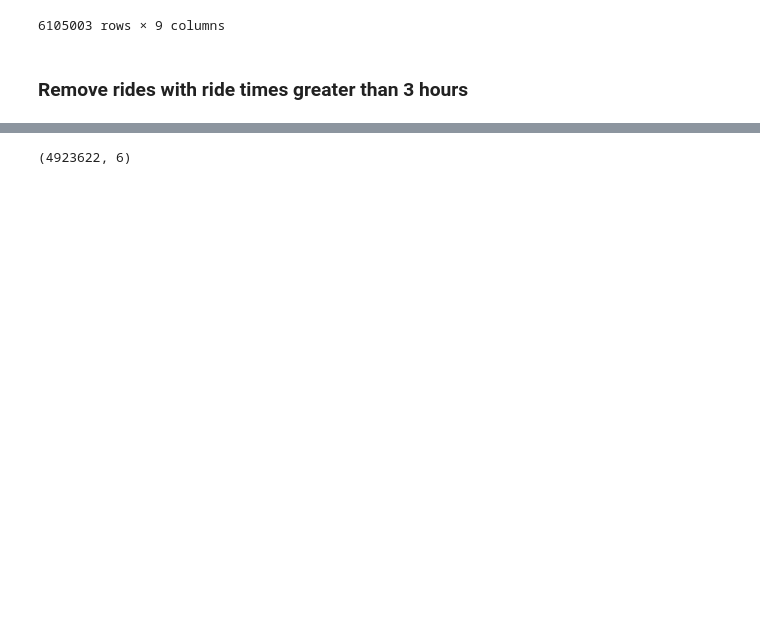
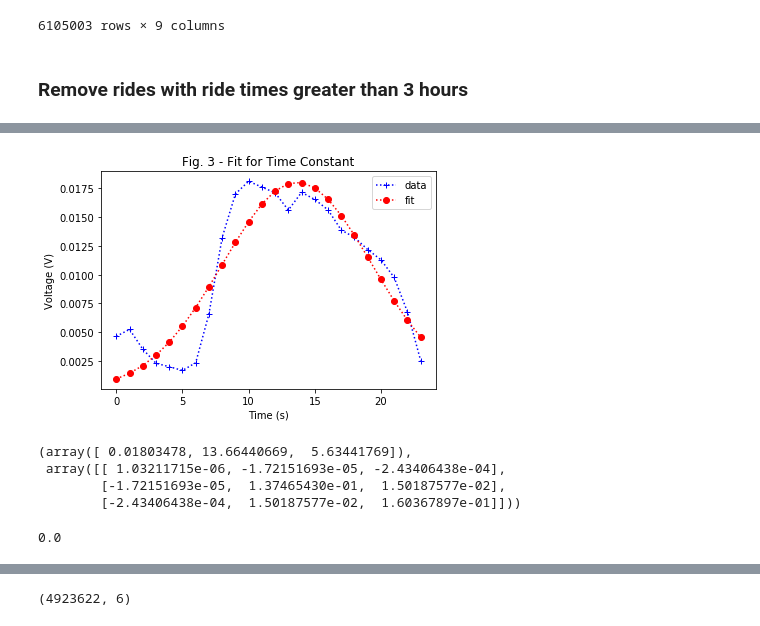
Before and after one commit to ridhi1412/capstone_didi, a Jupyter notebook: Inactive time analysis.ipynb, the cells around one changed output, grey strips where cells are left out. Cells and saved outputs as stored; diff of their text form; code cells hidden in the pictures; blank space fills up the shorter version.

Commit message:
add active time logic cont lambda

```diff
--- a/Inactive time analysis.ipynb
+++ b/Inactive time analysis.ipynb
@@ -48,0 +150,40 @@ merged_orders = merged_orders[merged_orders.ride_duration <= 180]
+# %%
+# Fitting gaussian through points
+from scipy.optimize import curve_fit
+from scipy import asarray as ar,exp
+
+x = list(check.index)
+y = check['count'].values
+
+n = len(x)                          #the number of data
+mean = sum(x*y)/n                   #note this correction
+sigma = sum(y*(x-mean)**2)/n        #note this correction
+
+def gaus(x,a,x0,sigma):
+    return a*exp(-(x-x0)**2/(2*sigma**2))
+
+popt,pcov = curve_fit(gaus,x,y,p0=[1,mean,sigma])
+# %%
+plt.plot(x,y,'b+:',label='data')
+plt.plot(x,gaus(x,*popt),'ro:',label='fit')
+plt.legend()
+plt.title('Fig. 3 - Fit for Time Constant')
+plt.xlabel('Time (s)')
+plt.ylabel('Voltage (V)')
+plt.show()
+# %% [output]
+[figure, added]
+# %%
+popt, pcov
+# %% [output]
+(array([ 0.01803478, 13.66440669,  5.63441769]),
+ array([[ 1.03211715e-06, -1.72151693e-05, -2.43406438e-04],
+        [-1.72151693e-05,  1.37465430e-01,  1.50187577e-02],
+        [-2.43406438e-04,  1.50187577e-02,  1.60367897e-01]]))
+# %%
+# Get lambda for each t
+from scipy.stats import norm
+lmbd = norm.pdf(8.5, loc=mean, scale=std)
+lmbd
+# %% [output]
+0.0
```
Also changed, not shown: parts of 31 cells of this notebook.
